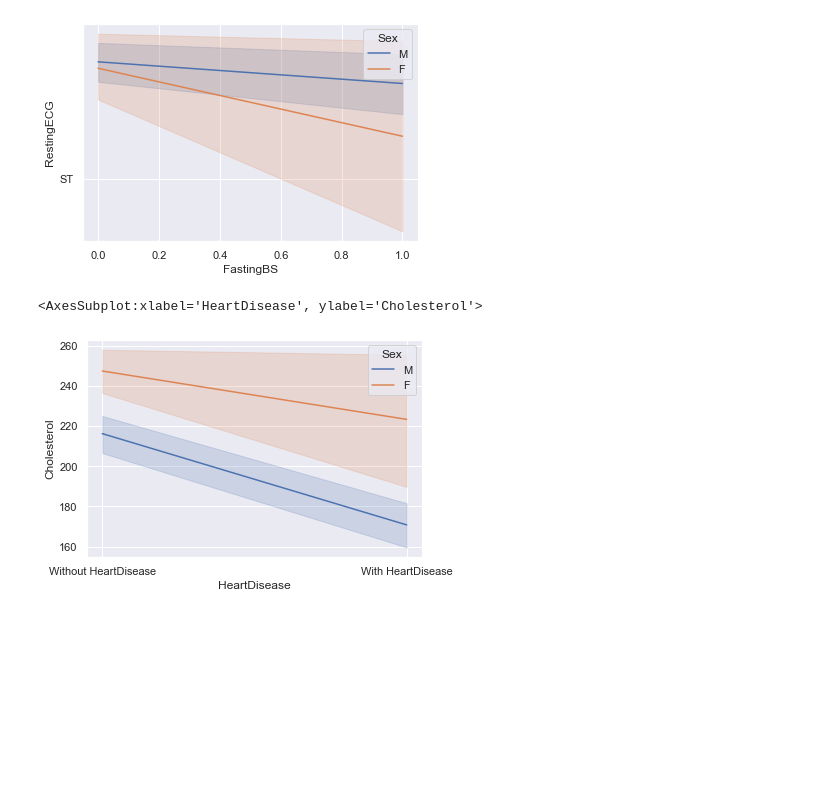
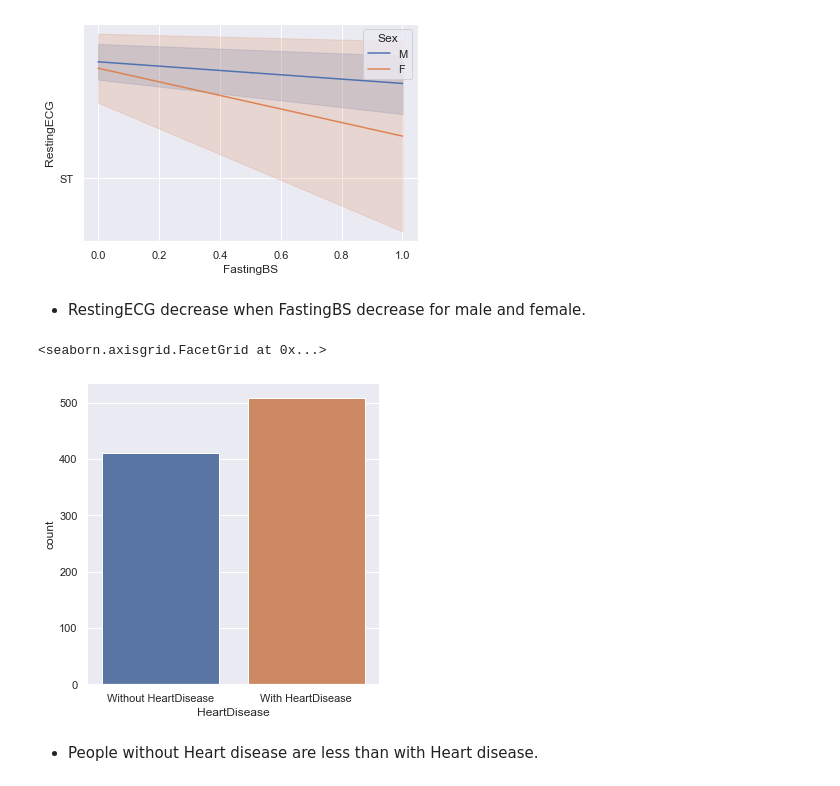
Before and after one commit to Iman-school/project-1-DanaMazen04, a Jupyter notebook: HeartDisease.ipynb, the cells around one changed output. Drawn from its saved outputs; the diff is of its cells as text; code cells hidden in the pictures; blank space fills up the shorter version.

```diff
--- a/HeartDisease.ipynb
+++ b/HeartDisease.ipynb
@@ -148,10 +184,12 @@ sns.lineplot(x="FastingBS", y="RestingECG",
 # %% [output]
 <AxesSubplot:xlabel='FastingBS', ylabel='RestingECG'>
 [figure]
+# %% [markdown]
+* RestingECG decrease when FastingBS decrease for male and female.
 # %%
-sns.lineplot(x="HeartDisease", y="Cholesterol",
-             hue="Sex",
-             data=df)
+sns.factorplot('HeartDisease',data=df,kind='count')
 # %% [output]
-<AxesSubplot:xlabel='HeartDisease', ylabel='Cholesterol'>
+<seaborn.axisgrid.FacetGrid at 0x...>
-[figure, old version]
+[figure, new version]
+# %% [markdown]
+* People without Heart disease are less than with Heart disease.
```
Also changed, not shown: parts of 8 cells of this notebook.
